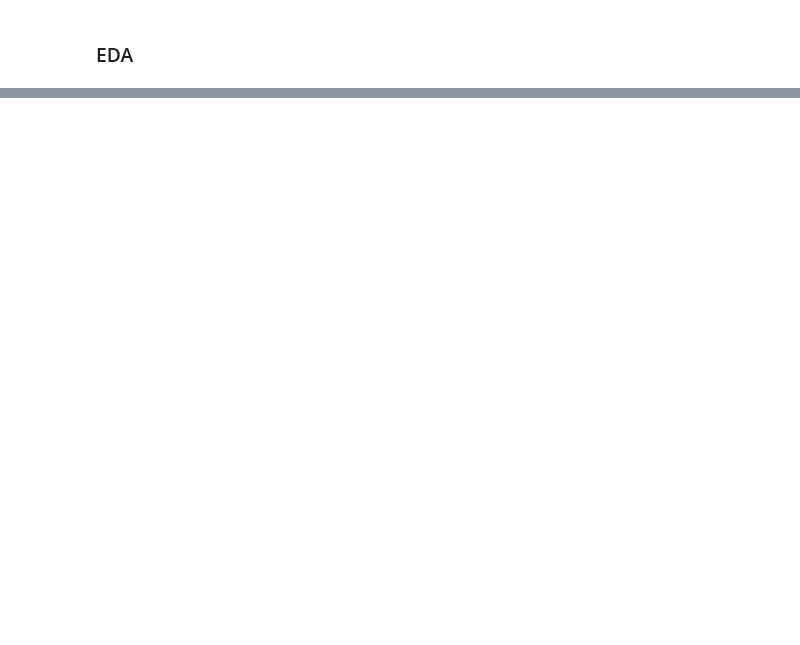
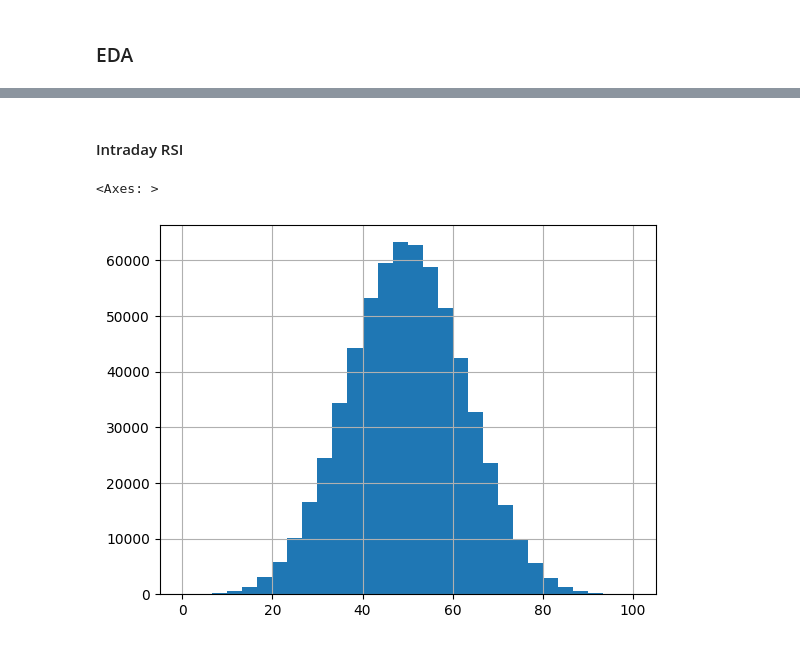
Before and after one commit to gruberjulius/ML_Task_4, a Jupyter notebook: EDA.ipynb, the cells around one changed output, grey strips where cells are left out. Saved outputs shown, nothing was run; the diff lists cells and outputs as text; code cells hidden in the pictures; blank space fills up the shorter version.

```diff
--- a/EDA.ipynb
+++ b/EDA.ipynb
@@ -46,0 +41,7 @@ X_df
+# %% [markdown]
+#### Intraday RSI
+# %%
+input_data.IntradayRSI.hist(bins = 30)
+# %% [output]
+<Axes: >
+[figure, added]
```
Also changed, not shown: parts of 31 cells of this notebook, 2 other files.
